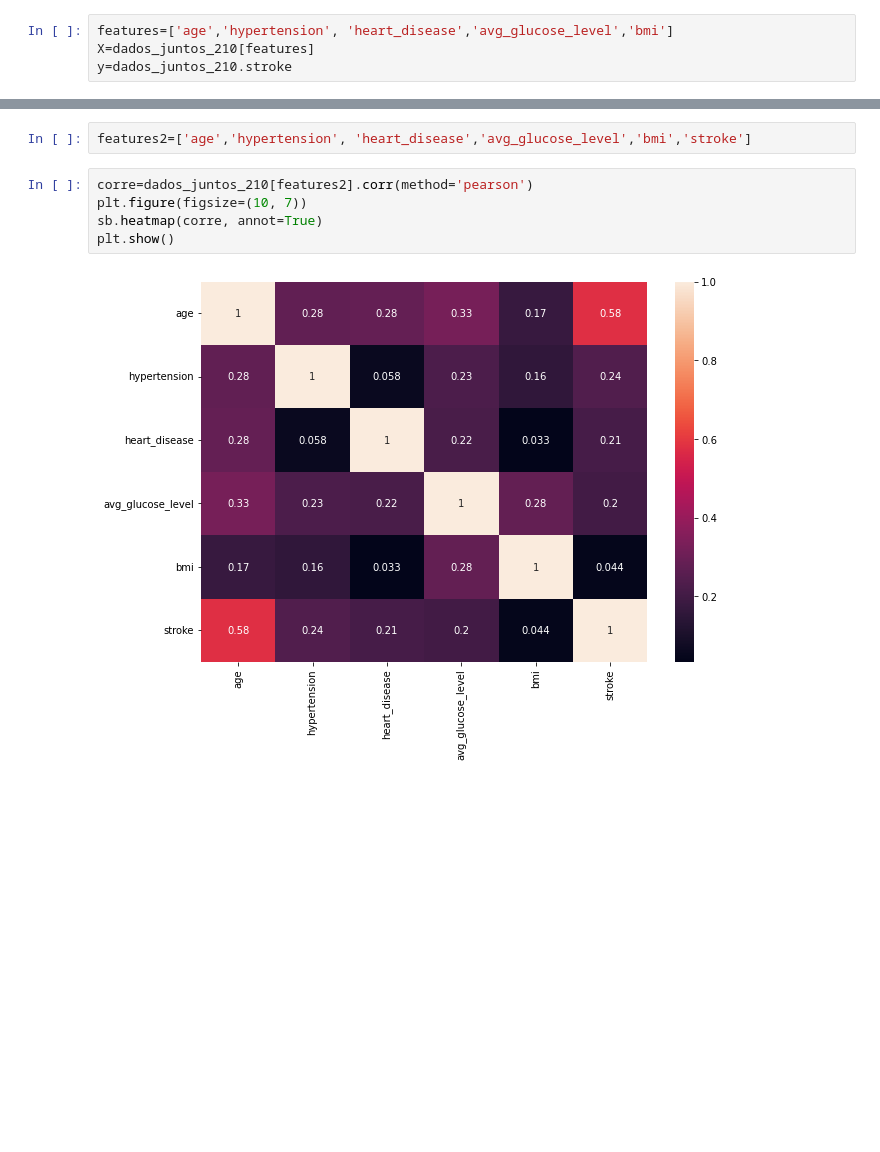
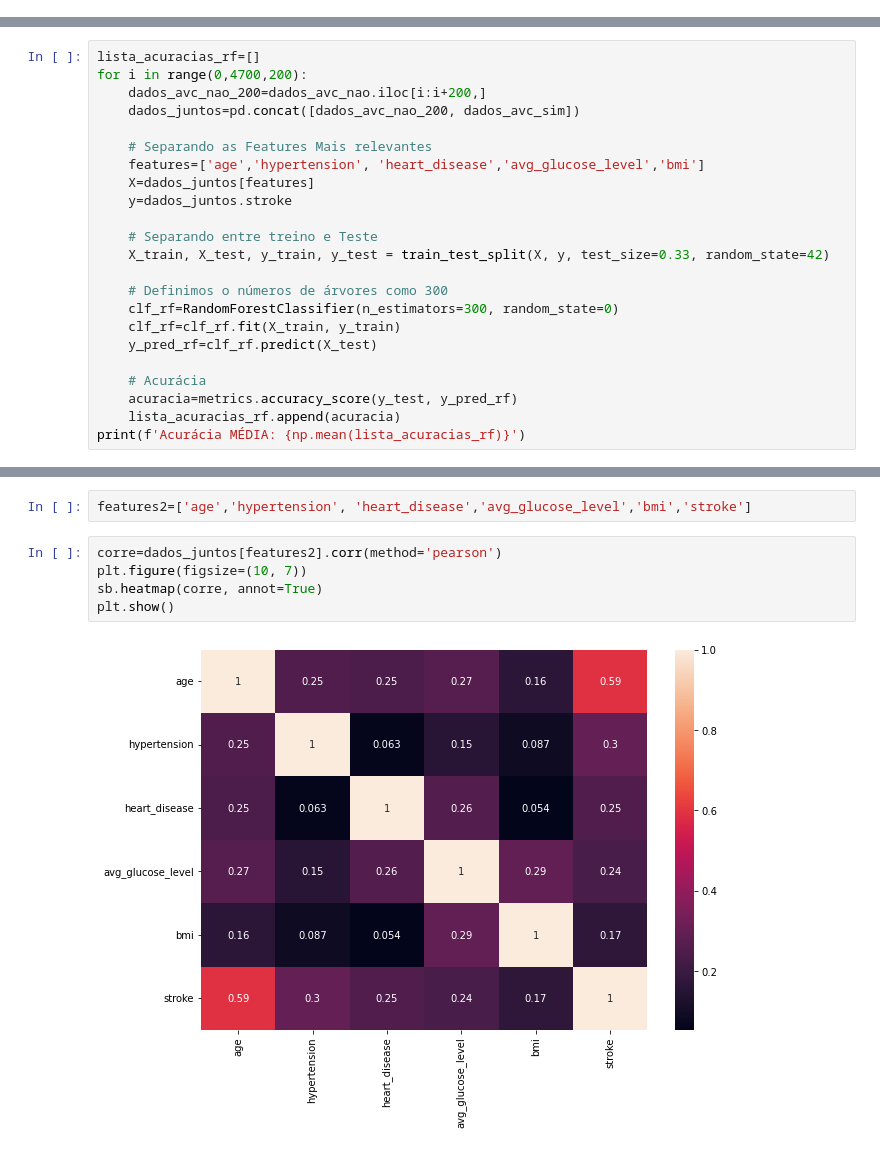
Before and after one commit to jgabrielsb-sb/Projeto_DeLucca, a Jupyter notebook: relatório.ipynb, the cells around one changed output, grey strips where cells are left out. Drawn from its saved outputs; the diff is of its cells as text; blank space fills up the shorter version.

```diff
--- a/relatório.ipynb
+++ b/relatório.ipynb
@@ -409,4 +373,0 @@ dados_juntos_210.head()
-# %%
-features=['age','hypertension', 'heart_disease','avg_glucose_level','bmi']
-X=dados_juntos_210[features]
-y=dados_juntos_210.stroke
@@ -462,0 +407,23 @@ Acurácia de: 72.66187050359713%
+# %%
+lista_acuracias_rf=[]
+for i in range(0,4700,200):
+    dados_avc_nao_200=dados_avc_nao.iloc[i:i+200,]
+    dados_juntos=pd.concat([dados_avc_nao_200, dados_avc_sim])
+
+    # Separando as Features Mais relevantes
+    features=['age','hypertension', 'heart_disease','avg_glucose_level','bmi']
+    X=dados_juntos[features]
+    y=dados_juntos.stroke
+
+    # Separando entre treino e Teste
+    X_train, X_test, y_train, y_test = train_test_split(X, y, test_size=0.33, random_state=42)
+
+    # Definimos o números de árvores como 300
+    clf_rf=RandomForestClassifier(n_estimators=300, random_state=0)
+    clf_rf=clf_rf.fit(X_train, y_train)
+    y_pred_rf=clf_rf.predict(X_test)
+
+    # Acurácia
+    acuracia=metrics.accuracy_score(y_test, y_pred_rf)
+    lista_acuracias_rf.append(acuracia)
+print(f'Acurácia MÉDIA: {np.mean(lista_acuracias_rf)}')
@@ -489,9 +447,9 @@ plt.show()
 # %%
 features2=['age','hypertension', 'heart_disease','avg_glucose_level','bmi','stroke']
 # %%
-corre=dados_juntos_210[features2].corr(method='pearson')
+corre=dados_juntos[features2].corr(method='pearson')
 plt.figure(figsize=(10, 7))
 sb.heatmap(corre, annot=True)
 plt.show()
 # %% [output]
-[figure, old version]
+[figure, new version]
```
Also changed, not shown: parts of 22 cells of this notebook.
